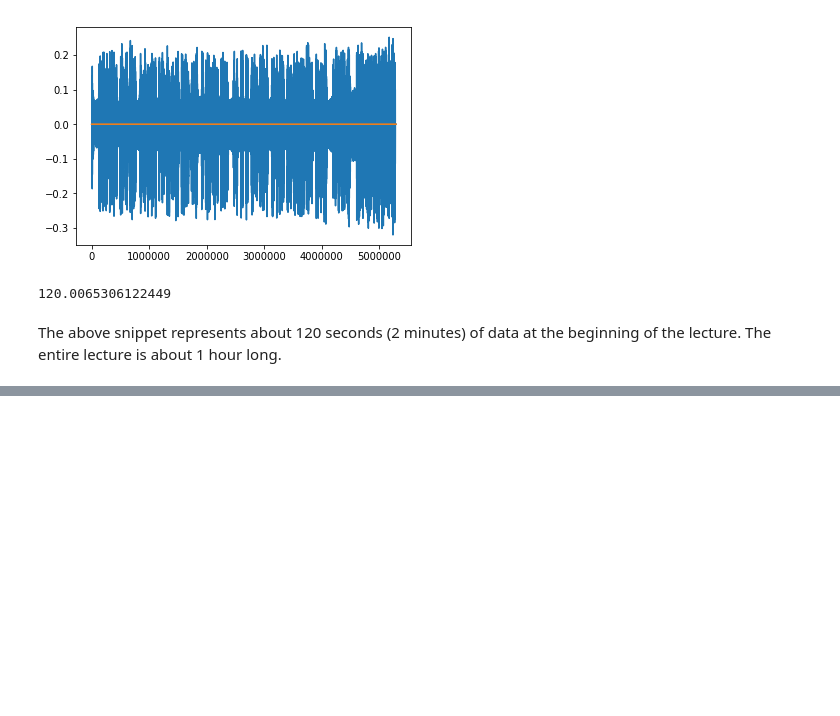
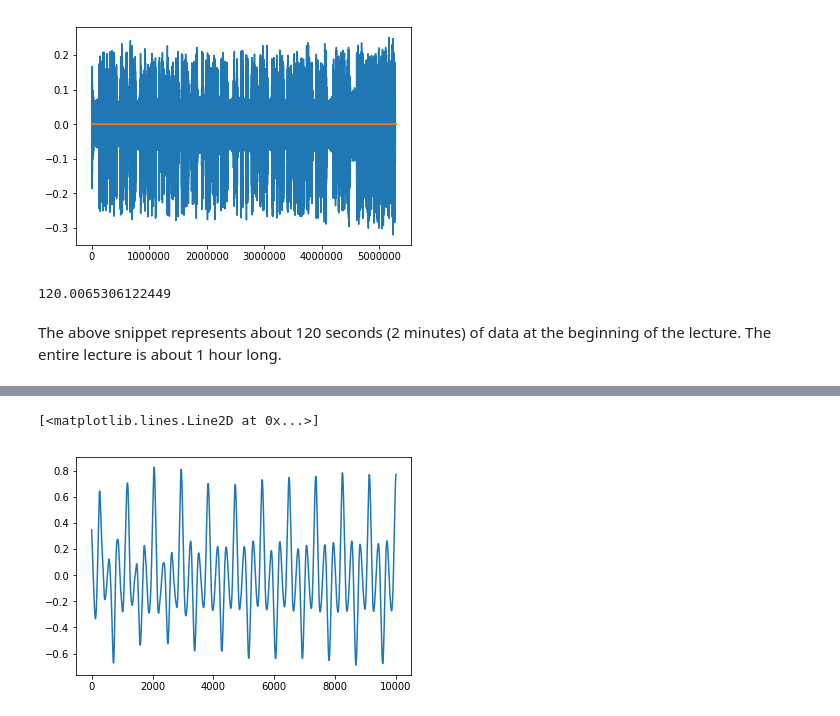
Before and after one commit to td2014/GeneralResearch-AudioProcessing, a Jupyter notebook: AudioProcessingNoiseCancellation.ipynb, the cells around one changed output, grey strips where cells are left out. Cells and saved outputs as stored; diff of their text form; code cells hidden in the pictures; blank space fills up the shorter version.

```diff
--- a/AudioProcessingNoiseCancellation.ipynb
+++ b/AudioProcessingNoiseCancellation.ipynb
@@ -41,0 +61,8 @@ sd.play(data, samplerate)
+# %%
+### Use the noise extract as a template, and compute the correlation with the original signal.
+sig_noise_corr = np.correlate(data_extract, noise_extract)
+# %%
+plt.plot(sig_noise_corr[30000:40000])
+# %% [output]
+[<matplotlib.lines.Line2D at 0x...>]
+[figure, added]
```
Also changed, not shown: parts of 11 cells of this notebook.
